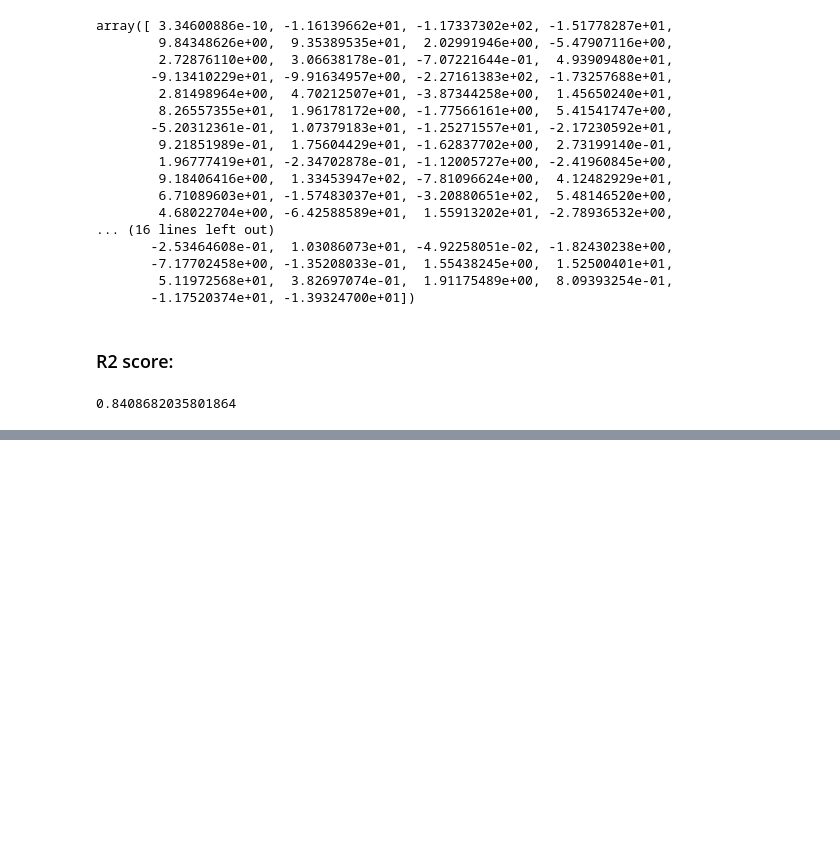
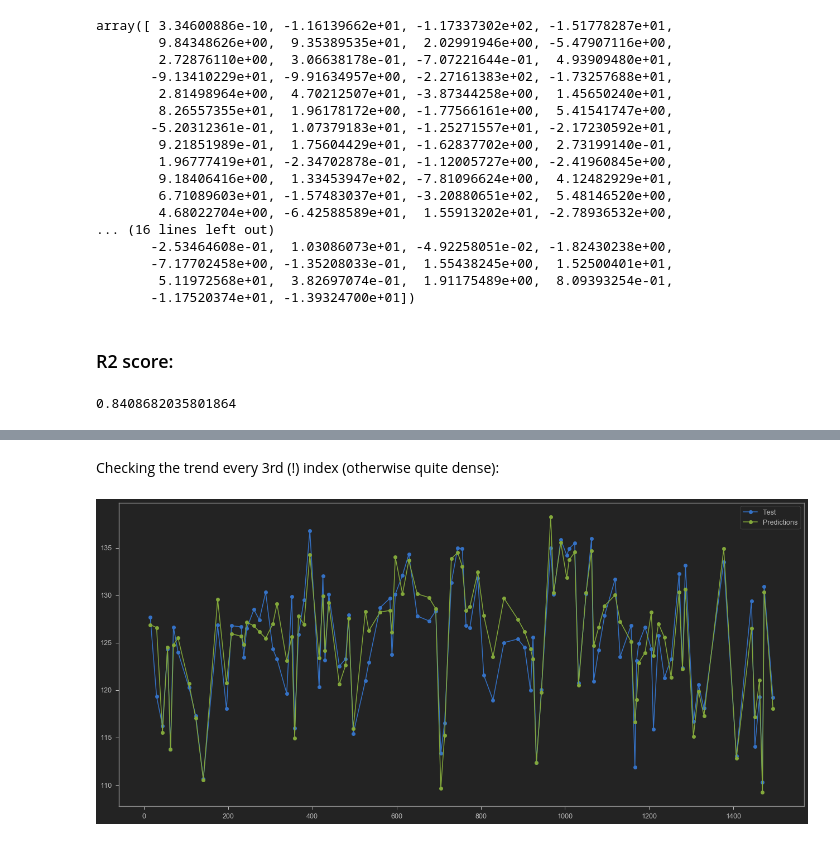
Before and after one commit to piotr-druzdzel/Regression-NASA-Airfoil-Noise, a Jupyter notebook: NASA_Airfoil_Noise.ipynb, the cells around one changed output, grey strips where cells are left out. Drawn from its saved outputs; the diff is of its cells as text; code cells hidden in the pictures; blank space fills up the shorter version.

```diff
--- a/NASA_Airfoil_Noise.ipynb
+++ b/NASA_Airfoil_Noise.ipynb
@@ -303,0 +325,4 @@ r2_score(y_test, predictions_poly)
+# %%
+results = pd.DataFrame({'Test': y_test, 'Predictions': predictions_poly})
+results.sort_index(inplace=True)
+results
@@ -303,0 +343,10 @@ r2_score(y_test, predictions_poly)
+# %% [markdown]
+Checking the trend every 3rd (!) index (otherwise quite dense):
+# %%
+plt.figure(figsize=(22,10))
+plt.plot(results.index[::3], results['Test'][::3], '-o', label='Test')
+plt.plot(results.index[::3], results['Predictions'][::3], '-o', label='Predictions')
+plt.legend()
+plt.show()
+# %% [output]
+[figure, added]
```
Also changed, not shown: parts of 24 cells of this notebook.
